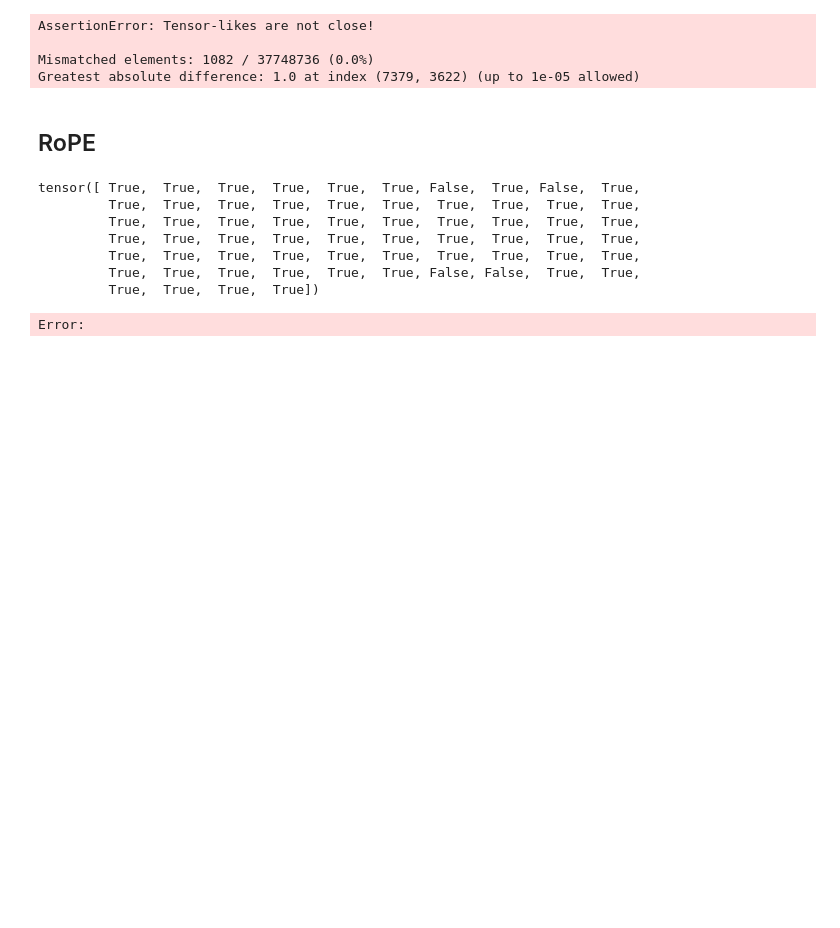
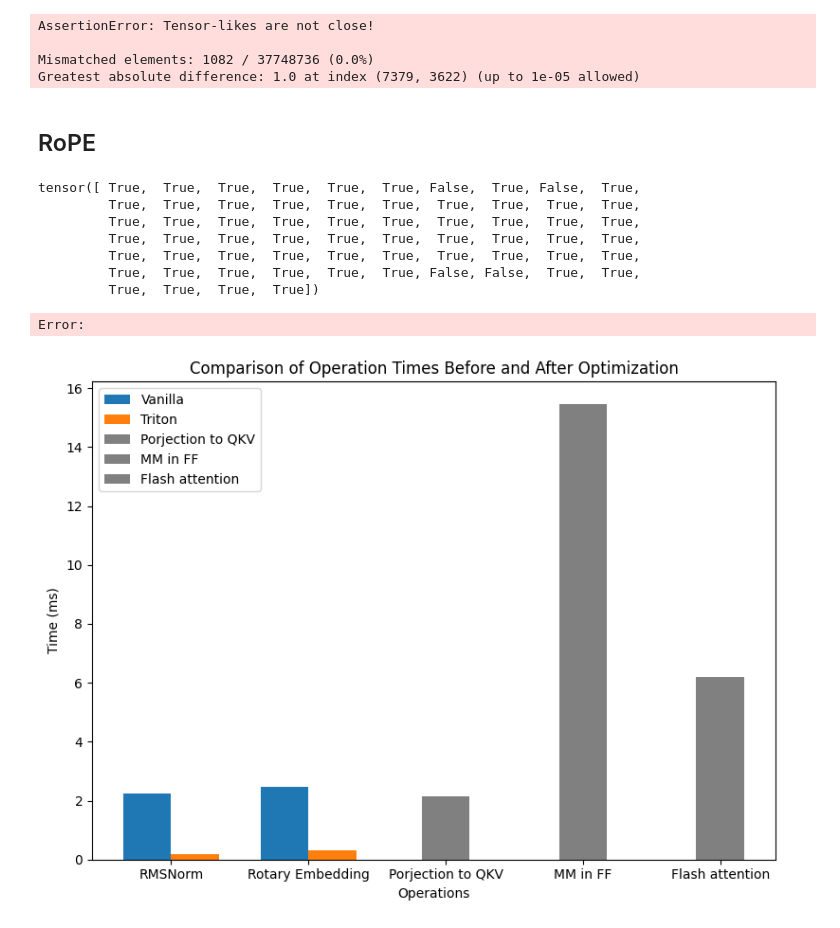
Before and after one commit to zzhhjjj/LLaMA, a Jupyter notebook: tools/benchmark/benchmark.ipynb, the cells around one changed output. Cells and saved outputs as stored; diff of their text form; code cells hidden in the pictures; blank space fills up the shorter version.

```diff
--- a/tools/benchmark/benchmark.ipynb
+++ b/tools/benchmark/benchmark.ipynb
@@ -975,3 +1365,52 @@ tensor([ True,  True,  True,  True,  True,  True, False,  True, False,  True,
          True,  True,  True,  True,  True,  True, False, False,  True,  True,
          True,  True,  True,  True])
 Error:
+# %%
+import matplotlib.pyplot as plt
+
+# Updated data for the bar graph
+labels_updated = [
+    'RMSNorm',
+    'Apply Rotary Embedding'
+]
+
+before_change_updated = [
+    2.252,
+    2.47
+]
+
+after_change_updated = [
+    0.177,
+    0.307
+]
+
+# Plotting the updated bar graph
+x_updated = range(len(labels_updated))
+
+# Plotting the updated bar graph with only one bar for unchanged operations
+
+# Plotting the updated bar graph with separated bars for before/after changes
+plt.figure(figsize=(8, 6))
+width = 0.35  # the width of the bars
+
+# Original operations
+plt.bar(x_updated, before_change_updated, width, label='Vanilla')
+
+# Optimized operations
+plt.bar([i + width for i in x_updated], after_change_updated, width, label='Triton')
+
+# Adding only one bar for unchanged operations (centered in its own position)
+plt.bar([2 + width/2], [2.15], width, color='gray', label='Porjection to QKV')
+plt.bar([3 + width/2], [5.149*3], width, color='gray', label='MM in FF')
+plt.bar([4 + width/2], [6.2], width, color='gray', label='Flash attention')
+
+plt.xlabel('Operations')
+plt.ylabel('Time (ms)')
+plt.title('Comparison of Operation Times Before and After Optimization')
+plt.xticks([0 + width/2, 1 + width/2, 2 + width/2, 3 + width/2, 4 + width/2], ['RMSNorm', 'Rotary Embedding', 'Porjection to QKV', 'MM in FF', 'Flash attention'])
+plt.legend()
+
+plt.tight_layout()
+plt.show()
+# %% [output]
+[figure, added]
```
Also changed, not shown: parts of 24 cells of this notebook.
